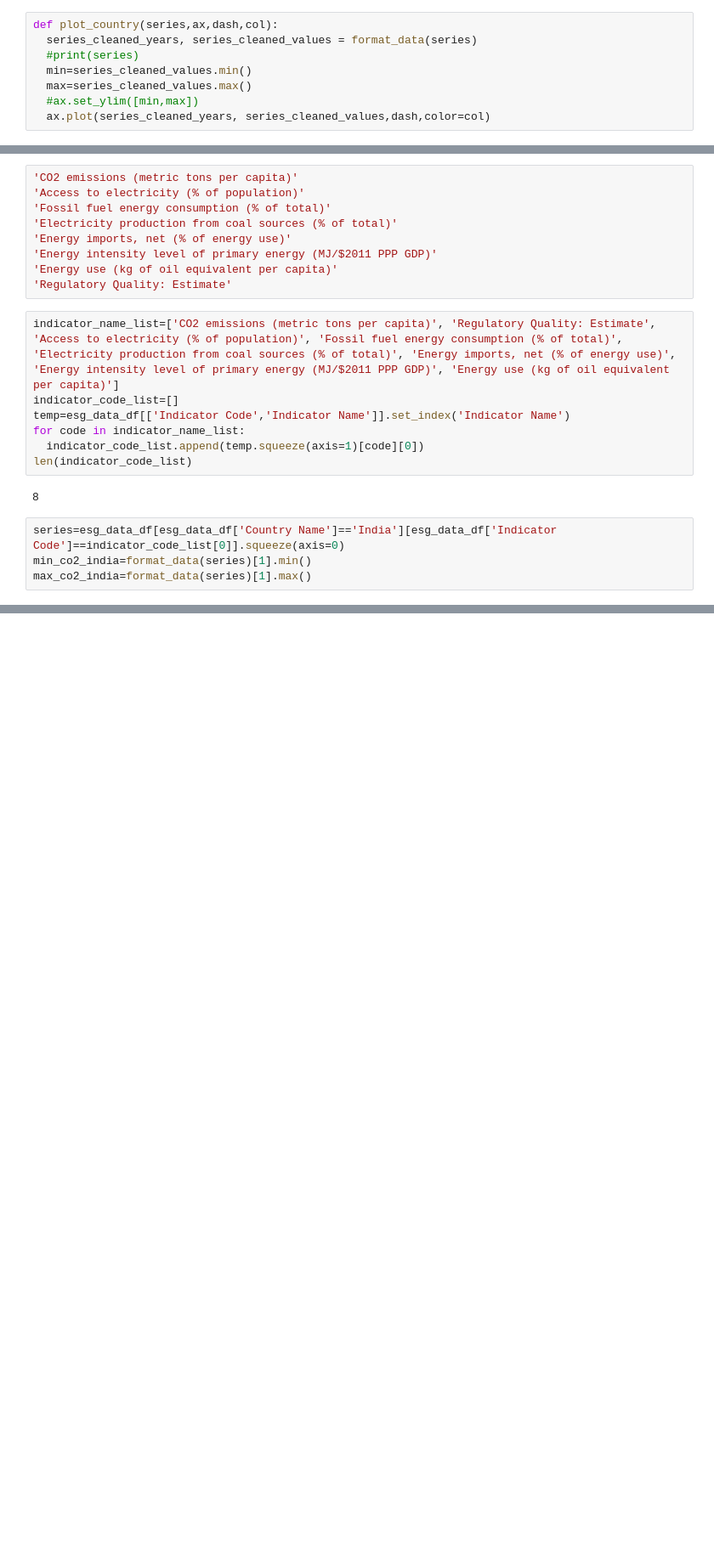
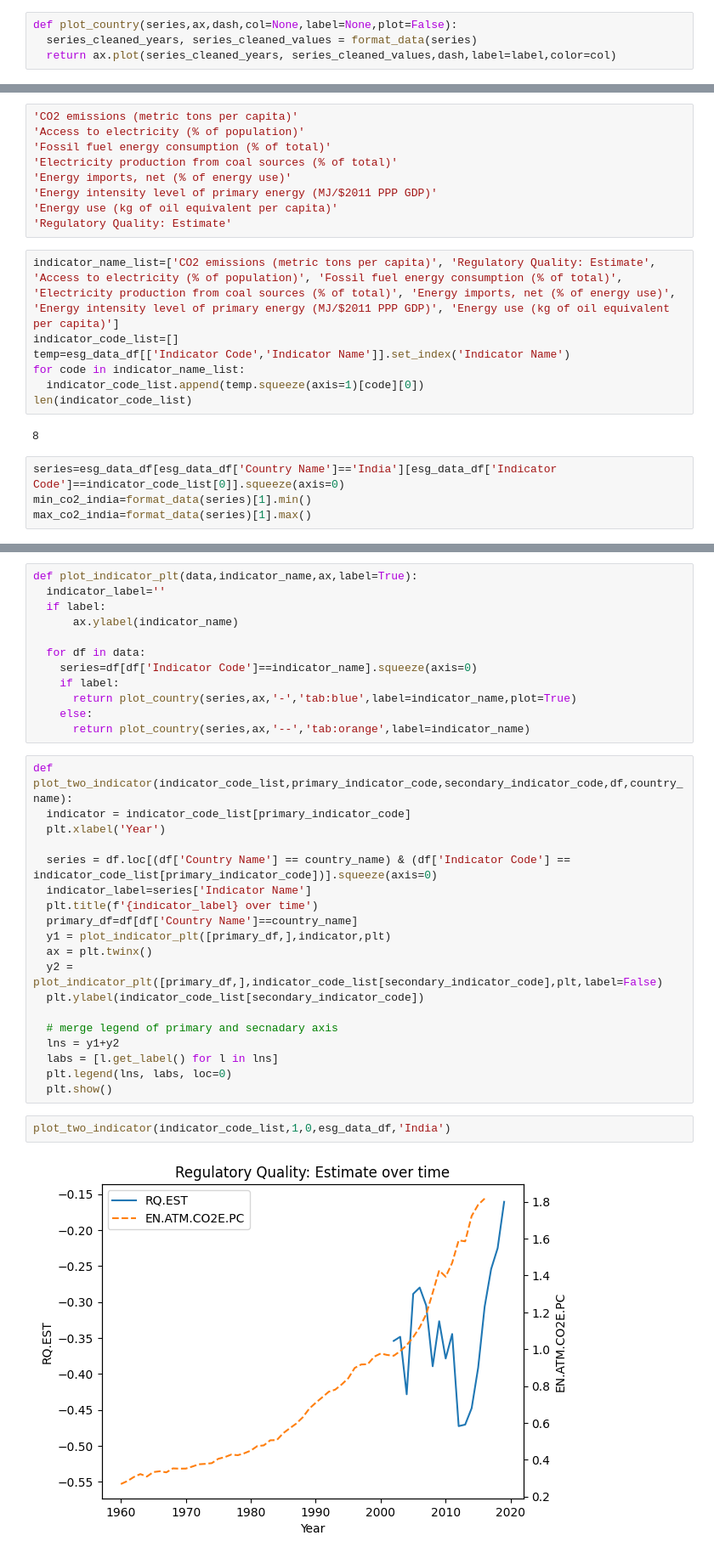
Before and after one commit to ashishsaranshakya/learning_data_analytics, a Jupyter notebook: Environment_Social_And_Governance_Data_Analysis.ipynb, the cells around one changed output, grey strips where cells are left out. Shown at 85% size. Saved outputs shown, nothing was run; the diff lists cells and outputs as text; blank space fills up the shorter version.

Commit message:
Create graph for the first statement

```diff
--- a/Environment_Social_And_Governance_Data_Analysis.ipynb
+++ b/Environment_Social_And_Governance_Data_Analysis.ipynb
@@ -48,13 +48,9 @@ def format_data(df):
   df_cleaned_values = pd.to_numeric(df_values, errors='coerce')
   return (df_cleaned_years,df_cleaned_values)
 # %%
-def plot_country(series,ax,dash,col):
+def plot_country(series,ax,dash,col=None,label=None,plot=False):
   series_cleaned_years, series_cleaned_values = format_data(series)
-  #print(series)
-  min=series_cleaned_values.min()
-  max=series_cleaned_values.max()
-  #ax.set_ylim([min,max])
-  ax.plot(series_cleaned_years, series_cleaned_values,dash,color=col)
+  return ax.plot(series_cleaned_years, series_cleaned_values,dash,label=label,color=col)
 # %%
 def plot_indicator(data,indicator_name,ax,label=True):
   legend=[]
@@ -136,0 +114,35 @@ for indicator in indicator_code_list[1:]:
+# %%
+def plot_indicator_plt(data,indicator_name,ax,label=True):
+  indicator_label=''
+  if label:
+      ax.ylabel(indicator_name)
+
+  for df in data:
+    series=df[df['Indicator Code']==indicator_name].squeeze(axis=0)
+    if label:
+      return plot_country(series,ax,'-','tab:blue',label=indicator_name,plot=True)
+    else:
+      return plot_country(series,ax,'--','tab:orange',label=indicator_name)
+# %%
+def plot_two_indicator(indicator_code_list,primary_indicator_code,secondary_indicator_code,df,country_name):
+  indicator = indicator_code_list[primary_indicator_code]
+  plt.xlabel('Year')
+
+  series = df.loc[(df['Country Name'] == country_name) & (df['Indicator Code'] == indicator_code_list[primary_indicator_code])].squeeze(axis=0)
+  indicator_label=series['Indicator Name']
+  plt.title(f'{indicator_label} over time')
+  primary_df=df[df['Country Name']==country_name]
+  y1 = plot_indicator_plt([primary_df,],indicator,plt)
+  ax = plt.twinx()
+  y2 = plot_indicator_plt([primary_df,],indicator_code_list[secondary_indicator_code],plt,label=False)
+  plt.ylabel(indicator_code_list[secondary_indicator_code])
+
+  # merge legend of primary and secnadary axis
+  lns = y1+y2
+  labs = [l.get_label() for l in lns]
+  plt.legend(lns, labs, loc=0)
+  plt.show()
+# %%
+plot_two_indicator(indicator_code_list,1,0,esg_data_df,'India')
+# %% [output]
+[figure, added]
```
Also changed, not shown: parts of 9 cells of this notebook.
